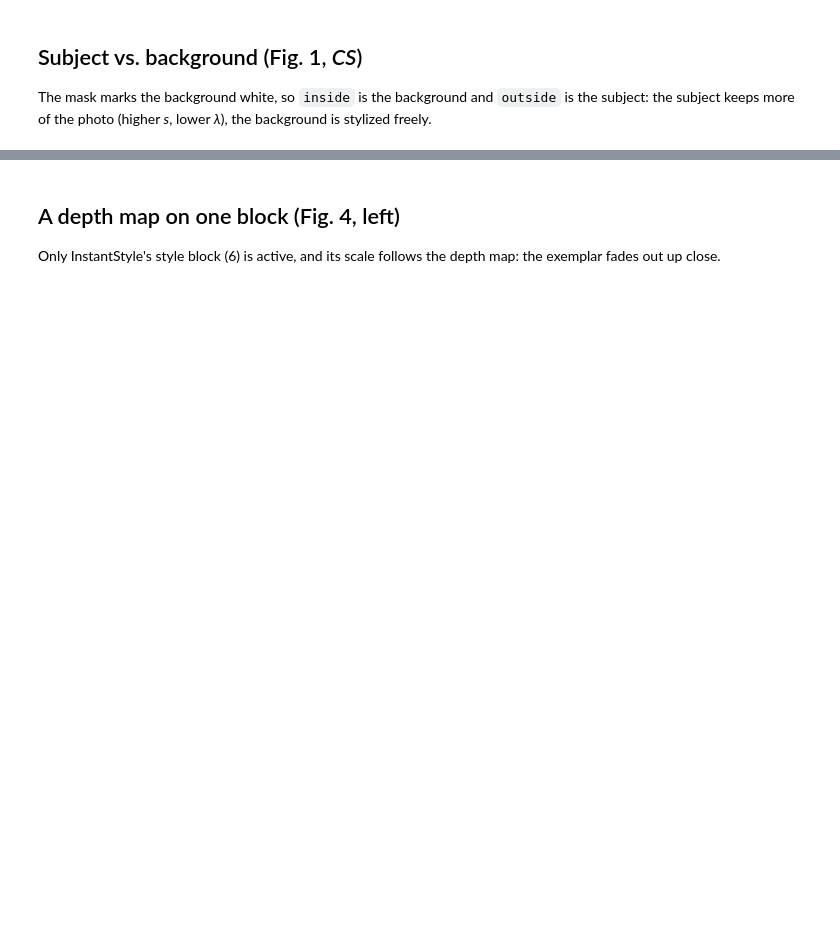
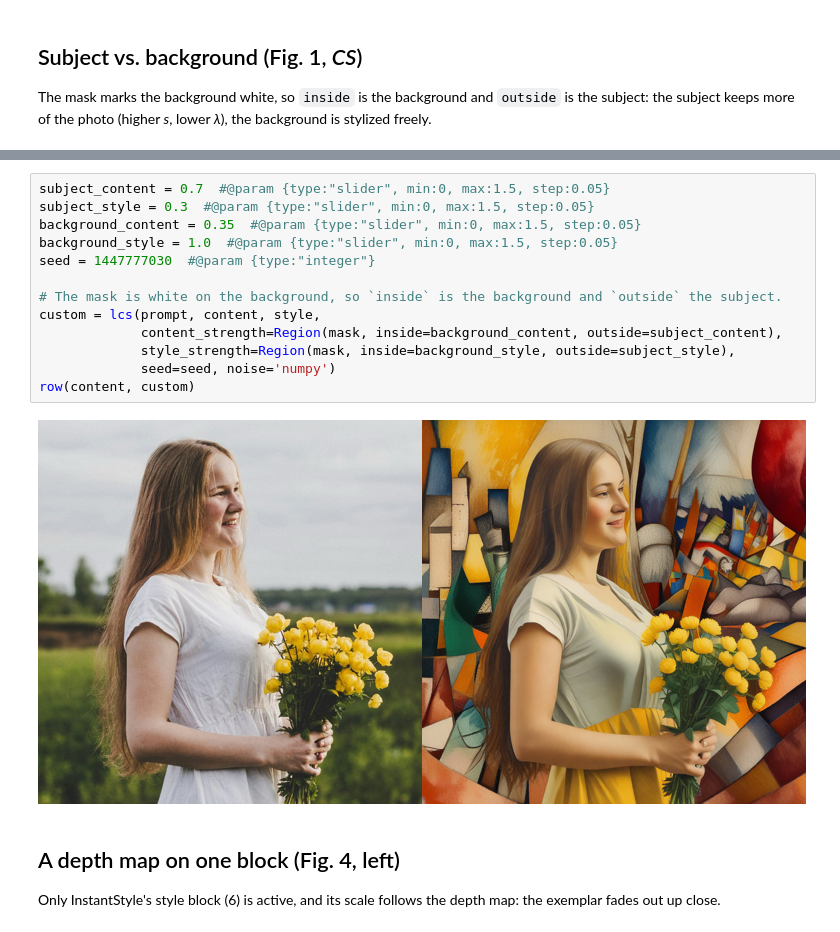
Before and after one commit to DigitalMasterpieces/local-content-style, a Jupyter notebook: examples/quickstart.ipynb, the cells around one changed output, grey strips where cells are left out. Saved outputs shown, nothing was run; the diff lists cells and outputs as text; blank space fills up the shorter version.

```diff
--- a/examples/quickstart.ipynb
+++ b/examples/quickstart.ipynb
@@ -36,3 +57,18 @@ row(content, uniform, local)
+# %%
+subject_content = 0.7  #@param {type:"slider", min:0, max:1.5, step:0.05}
+subject_style = 0.3  #@param {type:"slider", min:0, max:1.5, step:0.05}
+background_content = 0.35  #@param {type:"slider", min:0, max:1.5, step:0.05}
+background_style = 1.0  #@param {type:"slider", min:0, max:1.5, step:0.05}
+seed = 1447777030  #@param {type:"integer"}
+
+# The mask is white on the background, so `inside` is the background and `outside` the subject.
+custom = lcs(prompt, content, style,
+             content_strength=Region(mask, inside=background_content, outside=subject_content),
+             style_strength=Region(mask, inside=background_style, outside=subject_style),
+             seed=seed, noise='numpy')
+row(content, custom)
+# %% [output]
+[figure, added]
 # %% [markdown]
 ## A depth map on one block (Fig. 4, left)
 
```
Also changed, not shown: parts of 9 cells of this notebook, 1 other file.
